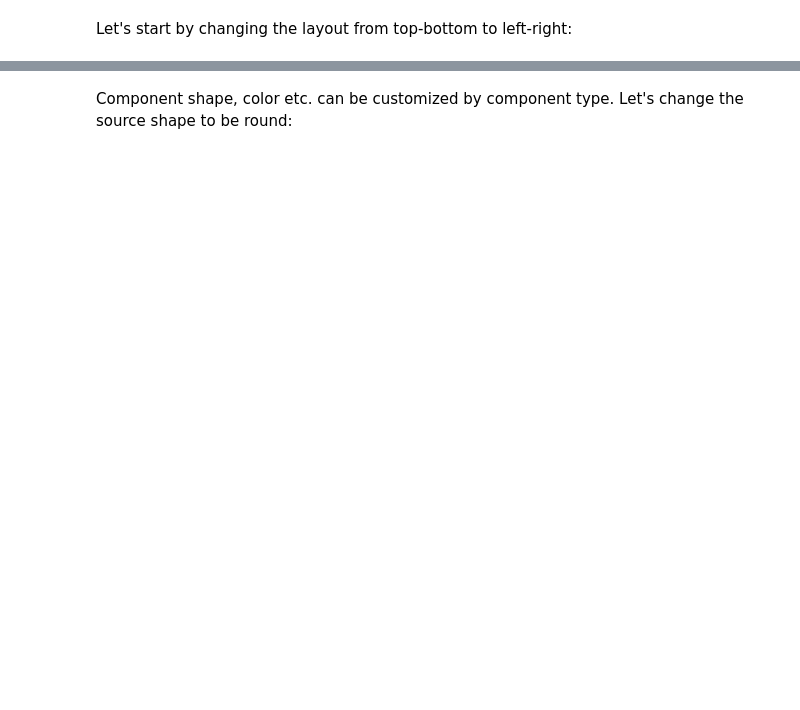
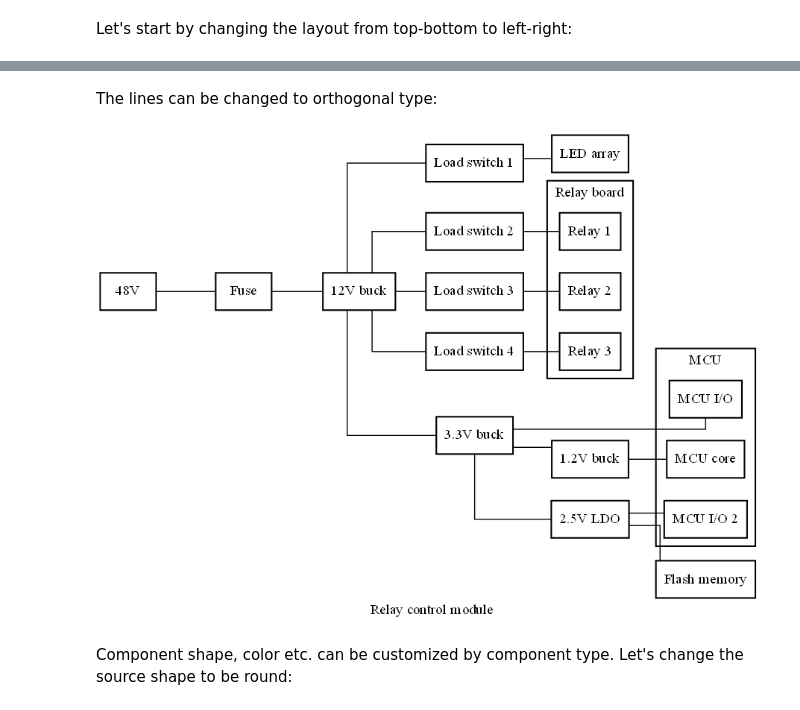
Before and after one commit to geddy11/sysloss, a Jupyter notebook: docs/nb/Diagrams.ipynb, the cells around one changed output, grey strips where cells are left out. Cells and saved outputs as stored; diff of their text form; code cells hidden in the pictures; blank space fills up the shorter version.

```diff
--- a/docs/nb/Diagrams.ipynb
+++ b/docs/nb/Diagrams.ipynb
@@ -110,3 +122,10 @@ make_diag(rcm, config=my_conf)
+# %% [markdown]
+The lines can be changed to orthogonal type:
+# %%
+my_conf["graph"]['splines']="ortho"
+make_diag(rcm, config=my_conf)
+# %% [output]
+[figure, added]
 # %% [markdown]
 Component shape, color etc. can be customized by component type. Let's change the source shape to be round:
 # %%
```
Also changed, not shown: parts of 10 cells of this notebook, 4 other files.
